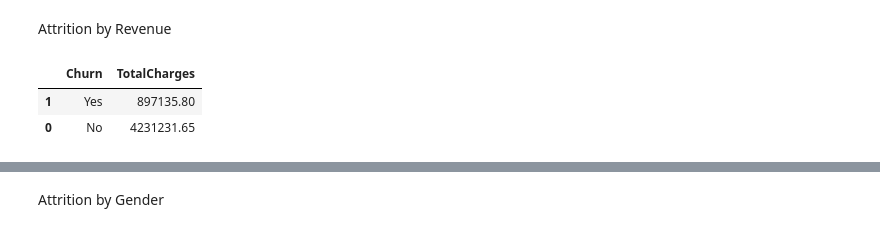
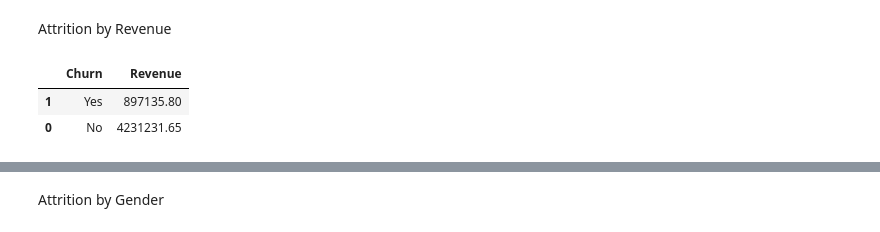
Before and after one commit to SammyOngaya/qml, a Jupyter notebook: qml/Notebooks/Telco-Customer-Churn.ipynb, the cells around one changed output, grey strips where cells are left out. Saved outputs shown, nothing was run; the diff lists cells and outputs as text; code cells hidden in the pictures.

```diff
--- a/qml/Notebooks/Telco-Customer-Churn.ipynb
+++ b/qml/Notebooks/Telco-Customer-Churn.ipynb
@@ -84,11 +85,12 @@ doughnut_attrition.update_layout(showlegend=False,autosize=True,annotations=[dic
 # %% [markdown]
 Attrition by Revenue
 # %%
-totalcharges_attrition_df=df.groupby( [ "Churn"], as_index=False )["TotalCharges"].sum()
+totalcharges_attrition_df=df.groupby( ["Churn"], as_index=False )["TotalCharges"].sum()
 totalcharges_attrition_df=totalcharges_attrition_df.sort_values(by=['TotalCharges'],ascending=True)
+totalcharges_attrition_df.columns=['Churn','Revenue']
 totalcharges_attrition_df
 # %% [output]
-|  | Churn | TotalCharges |
+|  | Churn | Revenue |
 | 1 | Yes | 897135.80 |
 | 0 | No | 4231231.65 |
 # %%
```
Also changed, not shown: parts of 6 cells of this notebook.
